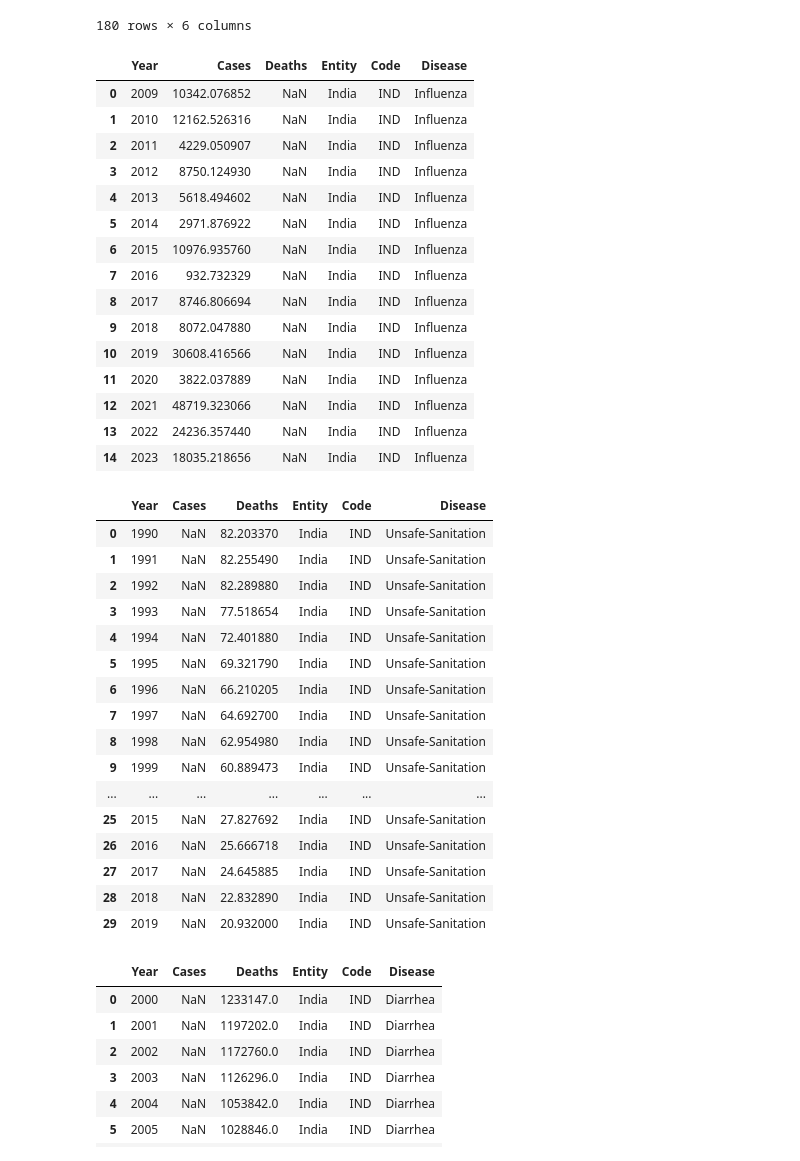
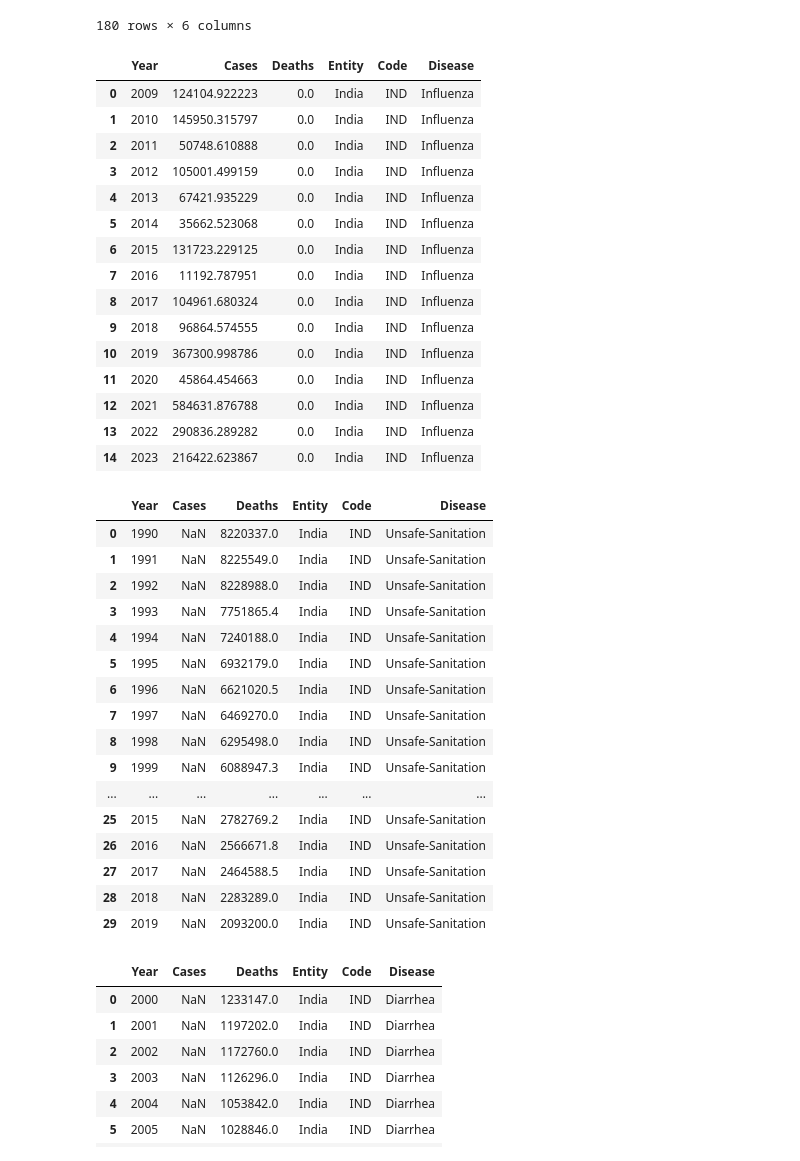
Before and after one commit to Chaitya0623/IPD_Medledger, a Jupyter notebook: Dataset/Diseases/diseases.ipynb, the cells around one changed output. Cells and saved outputs as stored; diff of their text form; code cells hidden in the pictures.

```diff
--- a/Dataset/Diseases/diseases.ipynb
+++ b/Dataset/Diseases/diseases.ipynb
@@ -71,29 +71,29 @@ influenza
 # %%
 influenza['Day'] = pd.to_datetime(influenza['Day'])
 influenza['Year'] = influenza['Day'].dt.year
-influenza = influenza.groupby('Year')[['Cases', 'Deaths']].mean().reset_index()
+influenza = influenza.groupby('Year')[['Cases', 'Deaths']].sum().reset_index()
 influenza['Entity'] = 'India'
 influenza['Code'] = 'IND'
 influenza['Disease'] = 'Influenza'
 influenza.to_csv('Yearly/yearly_influenza.csv')
 influenza
 # %% [output]
 |  | Year | Cases | Deaths | Entity | Code | Disease |
-| 0 | 2009 | 10342.076852 | NaN | India | IND | Influenza |
-| 1 | 2010 | 12162.526316 | NaN | India | IND | Influenza |
-| 2 | 2011 | 4229.050907 | NaN | India | IND | Influenza |
-| 3 | 2012 | 8750.124930 | NaN | India | IND | Influenza |
-| 4 | 2013 | 5618.494602 | NaN | India | IND | Influenza |
-| 5 | 2014 | 2971.876922 | NaN | India | IND | Influenza |
-| 6 | 2015 | 10976.935760 | NaN | India | IND | Influenza |
-| 7 | 2016 | 932.732329 | NaN | India | IND | Influenza |
-| 8 | 2017 | 8746.806694 | NaN | India | IND | Influenza |
-| 9 | 2018 | 8072.047880 | NaN | India | IND | Influenza |
-| 10 | 2019 | 30608.416566 | NaN | India | IND | Influenza |
-| 11 | 2020 | 3822.037889 | NaN | India | IND | Influenza |
-| 12 | 2021 | 48719.323066 | NaN | India | IND | Influenza |
-| 13 | 2022 | 24236.357440 | NaN | India | IND | Influenza |
-| 14 | 2023 | 18035.218656 | NaN | India | IND | Influenza |
+| 0 | 2009 | 124104.922223 | 0.0 | India | IND | Influenza |
+| 1 | 2010 | 145950.315797 | 0.0 | India | IND | Influenza |
+| 2 | 2011 | 50748.610888 | 0.0 | India | IND | Influenza |
+| 3 | 2012 | 105001.499159 | 0.0 | India | IND | Influenza |
+| 4 | 2013 | 67421.935229 | 0.0 | India | IND | Influenza |
+| 5 | 2014 | 35662.523068 | 0.0 | India | IND | Influenza |
+| 6 | 2015 | 131723.229125 | 0.0 | India | IND | Influenza |
+| 7 | 2016 | 11192.787951 | 0.0 | India | IND | Influenza |
+| 8 | 2017 | 104961.680324 | 0.0 | India | IND | Influenza |
+| 9 | 2018 | 96864.574555 | 0.0 | India | IND | Influenza |
+| 10 | 2019 | 367300.998786 | 0.0 | India | IND | Influenza |
+| 11 | 2020 | 45864.454663 | 0.0 | India | IND | Influenza |
+| 12 | 2021 | 584631.876788 | 0.0 | India | IND | Influenza |
+| 13 | 2022 | 290836.289282 | 0.0 | India | IND | Influenza |
+| 14 | 2023 | 216422.623867 | 0.0 | India | IND | Influenza |
 # %%
 unsafe_sanitation = pd.read_csv('death-rate-from-unsafe-sanitation-gbd.csv')
 unsafe_sanitation = unsafe_sanitation[unsafe_sanitation['Entity'] == 'India']
@@ -103,26 +103,27 @@ unsafe_sanitation['Disease'] = 'Unsafe-Sanitation'
 unsafe_sanitation.rename(columns={'Deaths that are from all causes attributed to unsafe sanitation per 100,000 people, in both sexes aged all ages': 'Deaths'}, inplace=True)
 unsafe_sanitation['Cases'] = np.nan
 unsafe_sanitation = unsafe_sanitation[['Year', 'Cases', 'Deaths', 'Entity', 'Code', 'Disease']]
+unsafe_sanitation['Deaths'] = unsafe_sanitation['Deaths']*100000
 unsafe_sanitation.to_csv('Yearly/yearly_unsafe-sanitation.csv')
 unsafe_sanitation
 # %% [output]
 |  | Year | Cases | Deaths | Entity | Code | Disease |
-| 0 | 1990 | NaN | 82.203370 | India | IND | Unsafe-Sanitation |
-| 1 | 1991 | NaN | 82.255490 | India | IND | Unsafe-Sanitation |
-| 2 | 1992 | NaN | 82.289880 | India | IND | Unsafe-Sanitation |
-| 3 | 1993 | NaN | 77.518654 | India | IND | Unsafe-Sanitation |
-| 4 | 1994 | NaN | 72.401880 | India | IND | Unsafe-Sanitation |
-| 5 | 1995 | NaN | 69.321790 | India | IND | Unsafe-Sanitation |
-| 6 | 1996 | NaN | 66.210205 | India | IND | Unsafe-Sanitation |
-| 7 | 1997 | NaN | 64.692700 | India | IND | Unsafe-Sanitation |
-| 8 | 1998 | NaN | 62.954980 | India | IND | Unsafe-Sanitation |
-| 9 | 1999 | NaN | 60.889473 | India | IND | Unsafe-Sanitation |
+| 0 | 1990 | NaN | 8220337.0 | India | IND | Unsafe-Sanitation |
+| 1 | 1991 | NaN | 8225549.0 | India | IND | Unsafe-Sanitation |
+| 2 | 1992 | NaN | 8228988.0 | India | IND | Unsafe-Sanitation |
+| 3 | 1993 | NaN | 7751865.4 | India | IND | Unsafe-Sanitation |
+| 4 | 1994 | NaN | 7240188.0 | India | IND | Unsafe-Sanitation |
+| 5 | 1995 | NaN | 6932179.0 | India | IND | Unsafe-Sanitation |
+| 6 | 1996 | NaN | 6621020.5 | India | IND | Unsafe-Sanitation |
+| 7 | 1997 | NaN | 6469270.0 | India | IND | Unsafe-Sanitation |
+| 8 | 1998 | NaN | 6295498.0 | India | IND | Unsafe-Sanitation |
+| 9 | 1999 | NaN | 6088947.3 | India | IND | Unsafe-Sanitation |
 | ... | ... | ... | ... | ... | ... | ... |
-| 25 | 2015 | NaN | 27.827692 | India | IND | Unsafe-Sanitation |
-| 26 | 2016 | NaN | 25.666718 | India | IND | Unsafe-Sanitation |
-| 27 | 2017 | NaN | 24.645885 | India | IND | Unsafe-Sanitation |
-| 28 | 2018 | NaN | 22.832890 | India | IND | Unsafe-Sanitation |
-| 29 | 2019 | NaN | 20.932000 | India | IND | Unsafe-Sanitation |
+| 25 | 2015 | NaN | 2782769.2 | India | IND | Unsafe-Sanitation |
+| 26 | 2016 | NaN | 2566671.8 | India | IND | Unsafe-Sanitation |
+| 27 | 2017 | NaN | 2464588.5 | India | IND | Unsafe-Sanitation |
+| 28 | 2018 | NaN | 2283289.0 | India | IND | Unsafe-Sanitation |
+| 29 | 2019 | NaN | 2093200.0 | India | IND | Unsafe-Sanitation |
 # %%
 diarrhea = pd.read_csv('deaths-from-diarrheal-diseases-who.csv')
 diarrhea = diarrhea[diarrhea['Entity'] == 'India']
```
Also changed, not shown: parts of 3 cells of this notebook, 5 other files.
